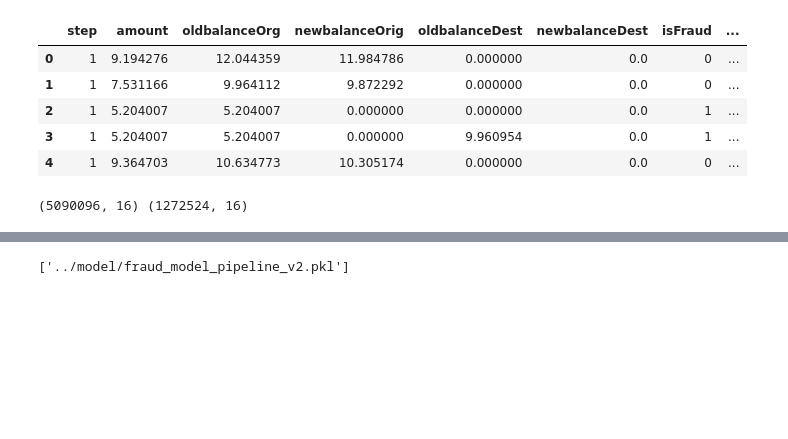
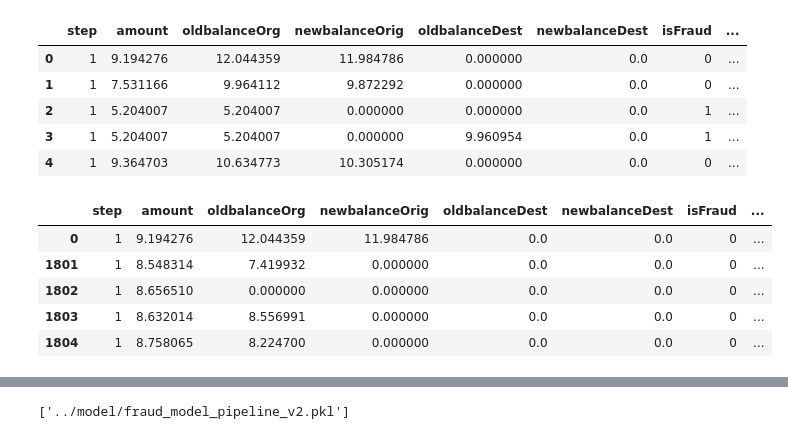
Before and after one commit to Dosu333/fraud-detection, a Jupyter notebook: notebooks/fraud_detection.ipynb, the cells around one changed output, grey strips where cells are left out. Drawn from its saved outputs; the diff is of its cells as text; code cells hidden in the pictures; blank space fills up the shorter version.

```diff
--- a/notebooks/fraud_detection.ipynb
+++ b/notebooks/fraud_detection.ipynb
@@ -281,2 +281,11 @@ df.head()
+# %%
+df.head()
+# %% [output]
+|  | step | amount | oldbalanceOrg | newbalanceOrig | oldbalanceDest | newbalanceDest | isFraud | ... |
+| 0 | 1 | 9.194276 | 12.044359 | 11.984786 | 0.0 | 0.0 | 0 | ... |
+| 1801 | 1 | 8.548314 | 7.419932 | 0.000000 | 0.0 | 0.0 | 0 | ... |
+| 1802 | 1 | 8.656510 | 0.000000 | 0.000000 | 0.0 | 0.0 | 0 | ... |
+| 1803 | 1 | 8.632014 | 8.556991 | 0.000000 | 0.0 | 0.0 | 0 | ... |
+| 1804 | 1 | 8.758065 | 8.224700 | 0.000000 | 0.0 | 0.0 | 0 | ... |
 # %%
 df = df.drop(['step'], axis=1)
@@ -297,8 +291,0 @@ y = df['isFraud']
-# %%
-X_train, X_test, y_train, y_test = train_test_split(
-    X, y, test_size=0.2, random_state=42, stratify=y
-)
-
-print(X_train.shape, X_test.shape)
-# %% [output]
-(5090096, 16) (1272524, 16)
```
Also changed, not shown: parts of 16 cells of this notebook, 1 other file.
